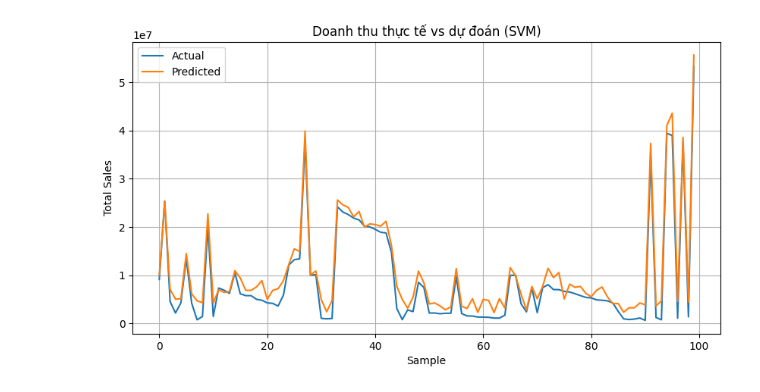
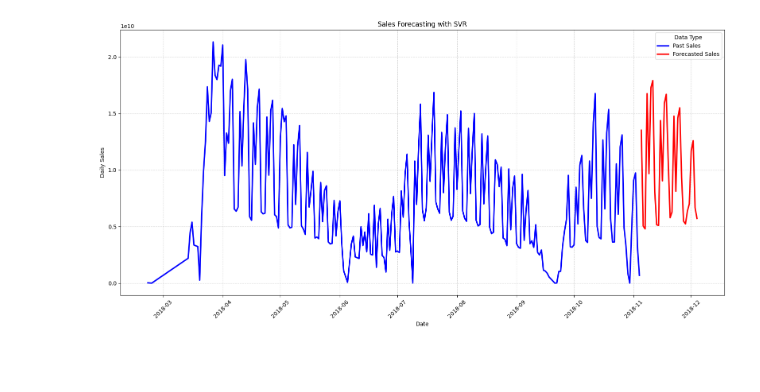
Before and after one commit to KieuOanhUIT/IS403.P23.OnlineSalesData, a Jupyter notebook: Model/SVM.ipynb, the cells around one changed output. Cells and saved outputs as stored; diff of their text form; code cells hidden in the pictures; blank space fills up the shorter version.

```diff
--- a/Model/SVM.ipynb
+++ b/Model/SVM.ipynb
@@ -16,9 +26,11 @@ class SafeLabelEncoder(LabelEncoder):
 # %%
-# 1. Đọc dữ liệu
-train_df = pd.read_csv("../Dataset/712/train.csv", parse_dates=["date"])
-valid_df = pd.read_csv("../Dataset/712/validation.csv", parse_dates=["date"])
-test_df = pd.read_csv("../Dataset/712/test.csv", parse_dates=["date"])
+# Chuẩn hóa
+scaler_X = StandardScaler()
+scaler_y = StandardScaler()
 
-print("Train:", train_df.shape)
-print("Valid:", valid_df.shape)
-print("Test:", test_df.shape)
+X_train = scaler_X.fit_transform(X_train)
+y_train = scaler_y.fit_transform(y_train.reshape(-1, 1)).flatten()
+X_valid = scaler_X.transform(X_valid)
+y_valid = scaler_y.transform(y_valid.reshape(-1, 1)).flatten()
+X_test = scaler_X.transform(X_test)
+y_test = scaler_y.transform(y_test.reshape(-1, 1)).flatten()
@@ -83,13 +74,51 @@ Test - MAE: 10950302.91, RMSE: 14927119.73, R²: 0.77
 # %%
-# 5. Vẽ biểu đồ Actual vs Predicted
-plt.figure(figsize=(10, 5))
-plt.plot(y_test_original[:100], label='Actual')
-plt.plot(test_preds[:100], label='Predicted')
-plt.legend()
-plt.title('Doanh thu thực tế vs dự đoán (SVM)')
-plt.xlabel('Sample')
-plt.ylabel('Total Sales')
-plt.grid(True)
+# ===== DỰ ĐOÁN 30 NGÀY TƯ\u01aOC LAI =====
+df = pd.read_csv('../Dataset/cinema_daily_sales.csv', parse_dates=['date'])
+last_30_days = df.iloc[-30:].copy()
+last_date = df['date'].iloc[-1]
+future_dates = pd.date_range(start=last_date + timedelta(days=1), periods=30)
+
+# Chuẩn bị dữ liệu dự đoán
+future_X_raw = last_30_days[features].values
+future_X_scaled = scaler_X.transform(future_X_raw)
+future_preds_scaled = svr_model.predict(future_X_scaled)
+future_sales = scaler_y.inverse_transform(future_preds_scaled.reshape(-1, 1)).flatten()
+
+# Tạo DataFrame dự đoán
+future_df = pd.DataFrame({
+    'date': future_dates,
+    'daily_sales': future_sales,
+    'type': 'Forecasted Sales'
+})
+
+# Gộp với dữ liệu cũ
+df['type'] = 'Past Sales'
+combined_df = pd.concat([df[['date', 'daily_sales', 'type']], future_df], ignore_index=True)
+
+# Vẽ biểu đồ
+plt.figure(figsize=(16, 8))
+sns.lineplot(
+    data=combined_df,
+    x='date',
+    y='daily_sales',
+    hue='type',
+    style='type',
+    dashes=False,
+    palette={
+        'Past Sales': 'blue',
+        'Forecasted Sales': 'red'
+    },
+    linewidth=2.5
+)
+plt.gca().xaxis.set_major_locator(mdates.MonthLocator(interval=1))
+plt.gca().xaxis.set_major_formatter(mdates.DateFormatter('%Y-%m'))
+plt.xticks(rotation=45)
+plt.xlabel('Date')
+plt.ylabel('Daily Sales')
+plt.title('Sales Forecasting with SVR')
+plt.grid(True, linestyle='--', alpha=0.5)
+plt.legend(title='Data Type')
+plt.tight_layout()
 plt.show()
 # %% [output]
-[figure, old version]
+[figure, new version]
```
Also changed, not shown: parts of 8 cells of this notebook.
